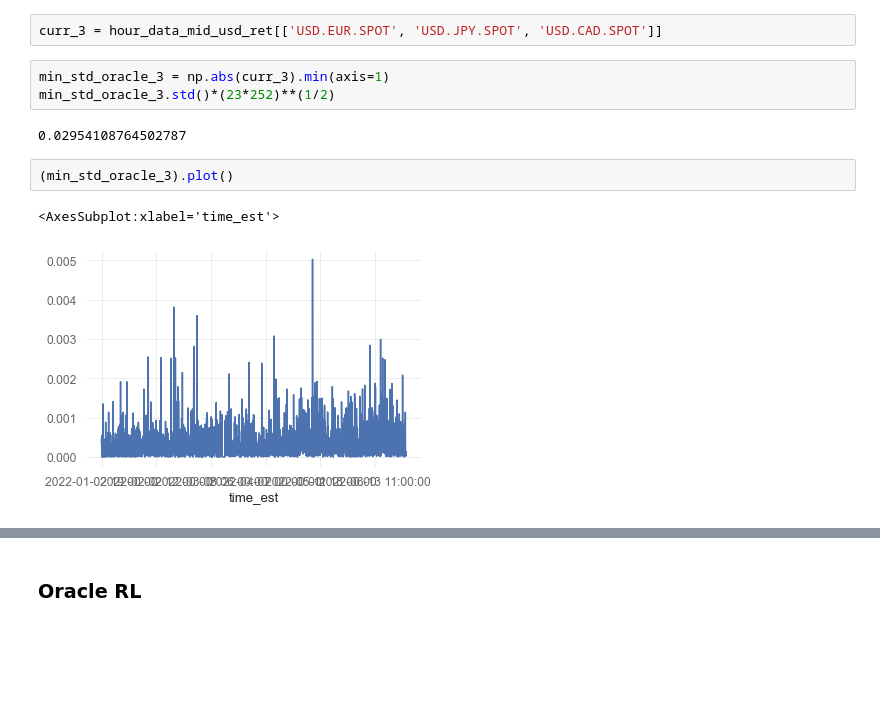
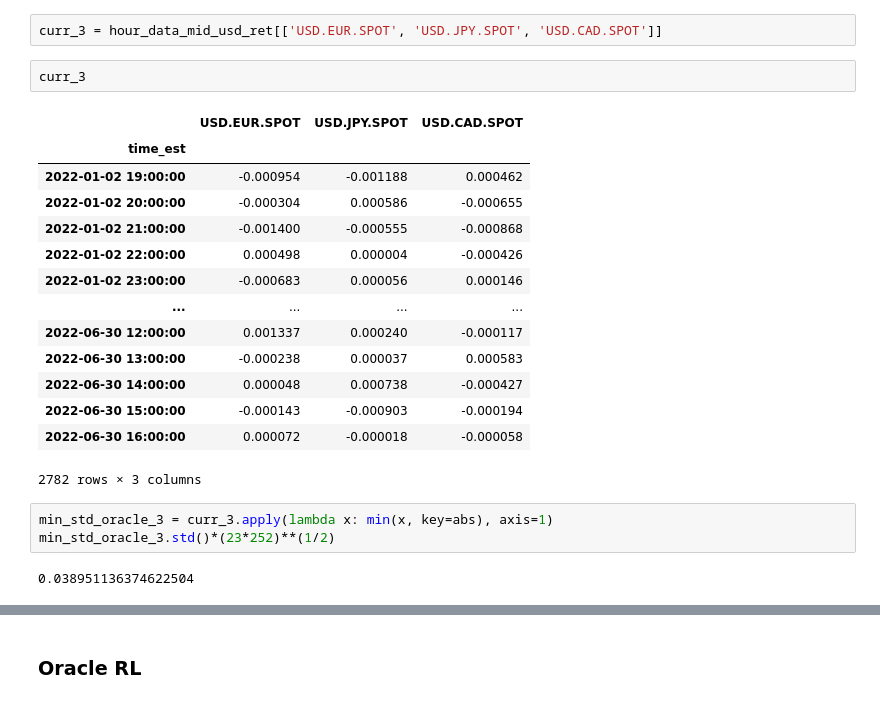
Before and after one commit to thEKurz/Reinforcment_Learning_FX, a Jupyter notebook: Oracles.ipynb, the cells around one changed output, grey strips where cells are left out. Saved outputs shown, nothing was run; the diff lists cells and outputs as text; blank space fills up the shorter version.

```diff
--- a/Oracles.ipynb
+++ b/Oracles.ipynb
@@ -38,16 +44,28 @@ hour_data_mid_usd_ret
 2782 rows × 10 columns
 # %%
 curr_3 = hour_data_mid_usd_ret[['USD.EUR.SPOT', 'USD.JPY.SPOT', 'USD.CAD.SPOT']]
+# %%
+curr_3
+# %% [output]
+|  | USD.EUR.SPOT | USD.JPY.SPOT | USD.CAD.SPOT |
+| time_est |  |  |  |
+| 2022-01-02 19:00:00 | -0.000954 | -0.001188 | 0.000462 |
+| 2022-01-02 20:00:00 | -0.000304 | 0.000586 | -0.000655 |
+| 2022-01-02 21:00:00 | -0.001400 | -0.000555 | -0.000868 |
+| 2022-01-02 22:00:00 | 0.000498 | 0.000004 | -0.000426 |
+| 2022-01-02 23:00:00 | -0.000683 | 0.000056 | 0.000146 |
+| ... | ... | ... | ... |
+| 2022-06-30 12:00:00 | 0.001337 | 0.000240 | -0.000117 |
+| 2022-06-30 13:00:00 | -0.000238 | 0.000037 | 0.000583 |
+| 2022-06-30 14:00:00 | 0.000048 | 0.000738 | -0.000427 |
+| 2022-06-30 15:00:00 | -0.000143 | -0.000903 | -0.000194 |
+| 2022-06-30 16:00:00 | 0.000072 | -0.000018 | -0.000058 |
+2782 rows × 3 columns
 # %%
-min_std_oracle_3 = np.abs(curr_3).min(axis=1)
+min_std_oracle_3 = curr_3.apply(lambda x: min(x, key=abs), axis=1)
 min_std_oracle_3.std()*(23*252)**(1/2)
 # %% [output]
-0.02954108764502787
+0.038951136374622504
-# %%
-(min_std_oracle_3).plot()
-# %% [output]
-<AxesSubplot:xlabel='time_est'>
-[figure, removed]
 # %%
 min_std_oracle_3_roll = (min_std_oracle_3.rolling(23*21).std()*(252*23)**(1/2)).dropna()
 min_std_oracle_3_roll.plot()
```
Also changed, not shown: parts of 34 cells of this notebook, 4 other files.
